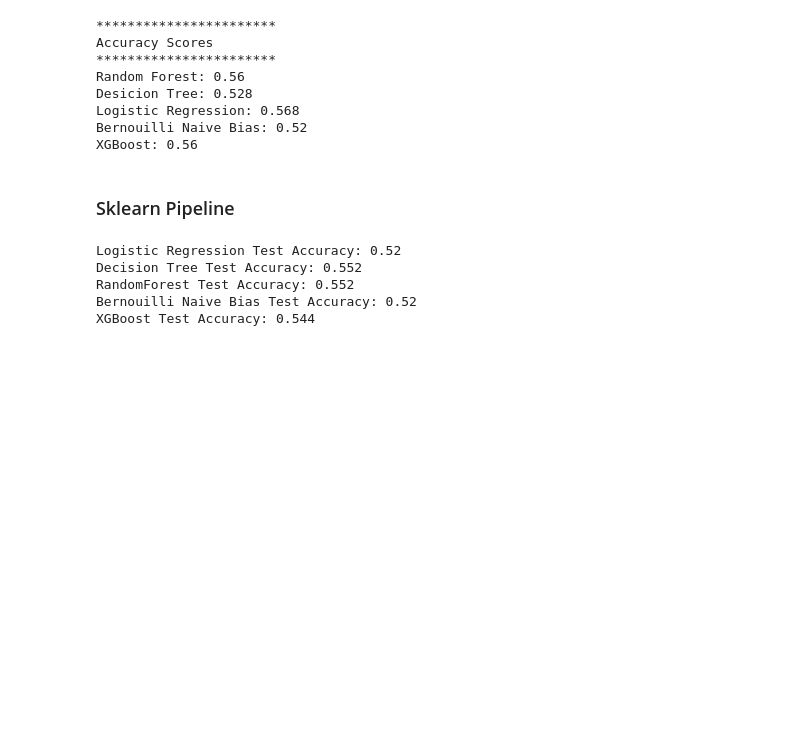
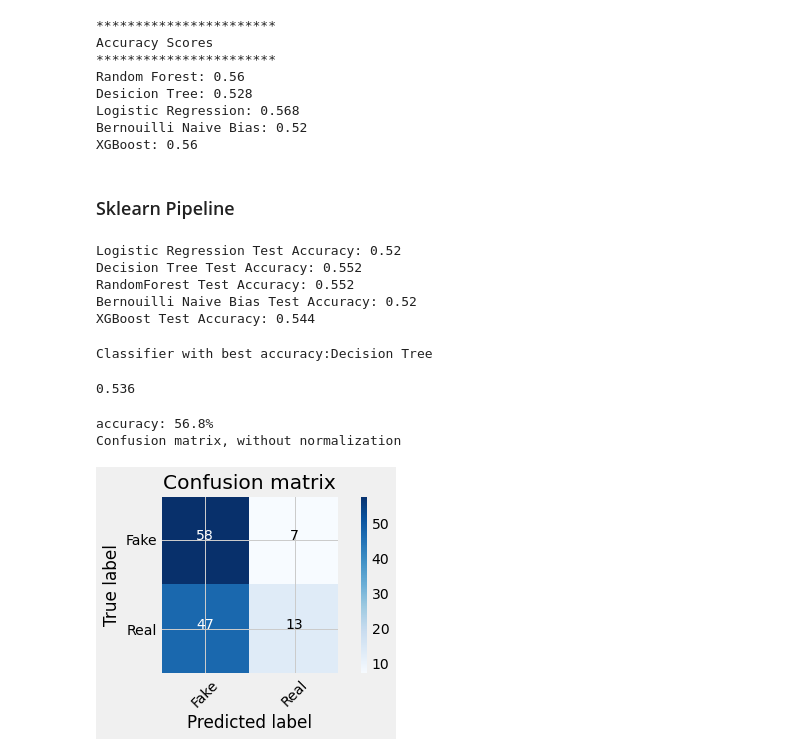
Before and after one commit to 10X-groups/AB-testing, a Jupyter notebook: notebooks/Abtest-mlops.ipynb, the cells around one changed output. Cells and saved outputs as stored; diff of their text form; code cells hidden in the pictures; blank space fills up the shorter version.

Commit message:
updated models

```diff
--- a/notebooks/Abtest-mlops.ipynb
+++ b/notebooks/Abtest-mlops.ipynb
@@ -457,3 +457,40 @@ Decision Tree Test Accuracy: 0.552
 RandomForest Test Accuracy: 0.552
 Bernouilli Naive Bias Test Accuracy: 0.52
 XGBoost Test Accuracy: 0.544
+# %%
+#Print model with best accuracy
+best_accuracy=0.0
+best_classifier=0
+best_pipeline=""
+for i,model in enumerate(pipelines):
+    if model.score(X_test,y_test)>best_accuracy:
+        best_accuracy=model.score(X_test,y_test)
+        best_pipeline=model
+        best_classifier=i
+
+print('Classifier with best accuracy:{}'.format(pipe_dict[best_classifier]))
+# %% [output]
+Classifier with best accuracy:Decision Tree
+# %%
+# To print model with accurcy
+model=RandomForestClassifier()
+model.fit(X_train, y_train)
+filename = 'finalized_model.sav'
+pickle.dump(model, open(filename, 'wb'))
+loaded_model = pickle.load(open(filename, 'rb'))
+result = loaded_model.score(X_test, y_test)
+print(result)
+# %% [output]
+0.536
+# %%
+# confusion matrix for LogisticRegression
+pipe = Pipeline([('model', LogisticRegression(random_state=0))])
+model = pipe.fit(X_train, y_train)
+prediction = model.predict(X_test)
+print("accuracy: {}%".format(round(accuracy_score(y_test, prediction)*100,2)))
+cm = metrics.confusion_matrix(y_test, prediction)
+plot_confusion_matrix(cm, classes=['Fake', 'Real'])
+# %% [output]
+accuracy: 56.8%
+Confusion matrix, without normalization
+[figure, added]
```
Also changed, not shown: parts of 3 cells of this notebook, 1 other file.
